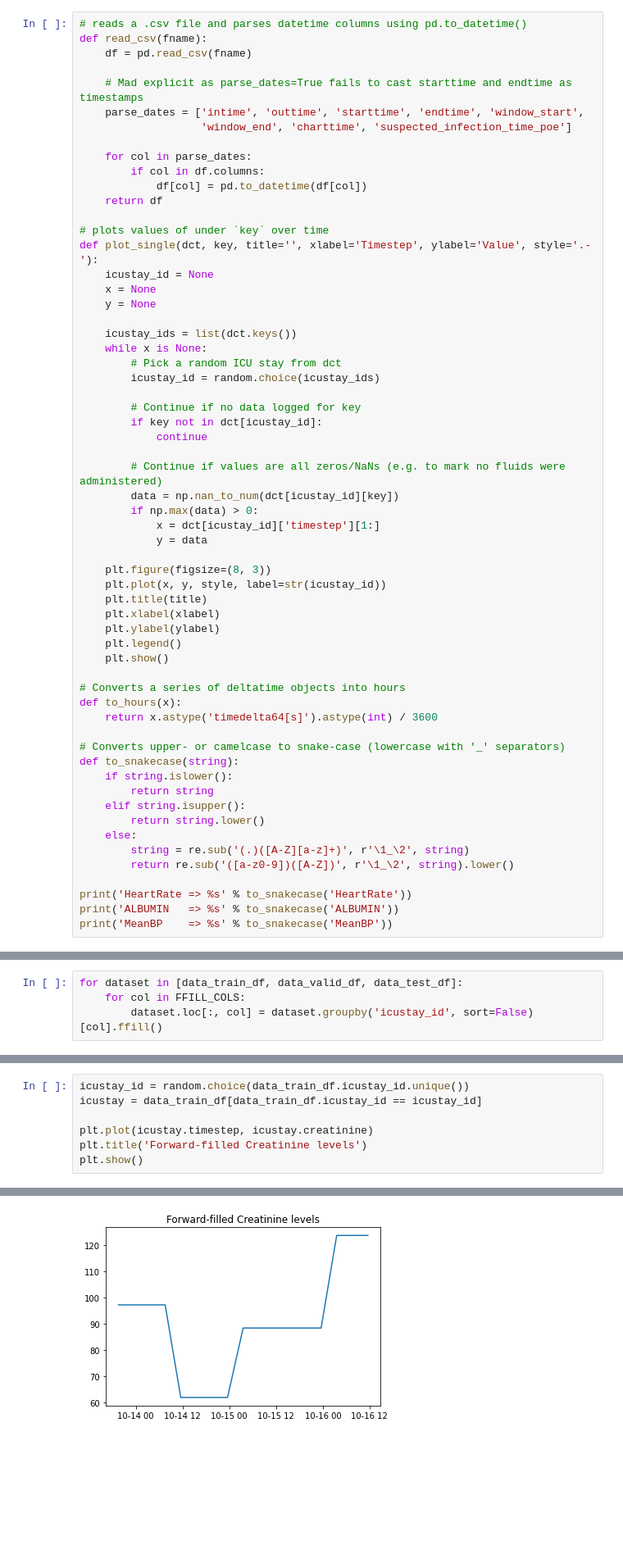
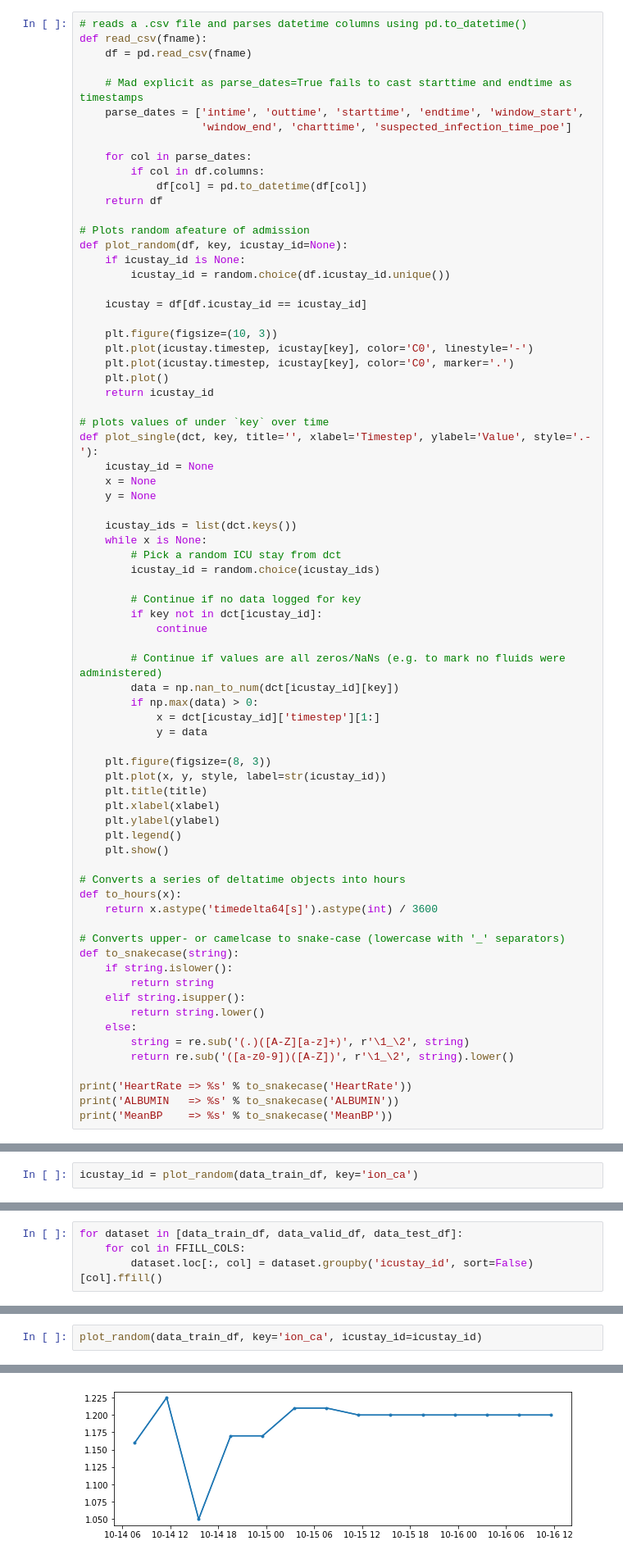
Before and after one commit to thomas097/Haemodynamic-Optimization-Reinforcement-Learning, a Jupyter notebook: preprocessing/MIMIC-III_preprocessing_roggeveen_v6.ipynb, the cells around one changed output, grey strips where cells are left out. Shown at 82% size. Drawn from its saved outputs; the diff is of its cells as text; blank space fills up the shorter version.

```diff
--- a/preprocessing/MIMIC-III_preprocessing_roggeveen_v6.ipynb
+++ b/preprocessing/MIMIC-III_preprocessing_roggeveen_v6.ipynb
@@ -61,6 +61,19 @@ def read_csv(fname):
         if col in df.columns:
             df[col] = pd.to_datetime(df[col])
     return df
+
+# Plots random afeature of admission
+def plot_random(df, key, icustay_id=None):
+    if icustay_id is None:
+        icustay_id = random.choice(df.icustay_id.unique())
+
+    icustay = df[df.icustay_id == icustay_id]
+
+    plt.figure(figsize=(10, 3))
+    plt.plot(icustay.timestep, icustay[key], color='C0', linestyle='-')
+    plt.plot(icustay.timestep, icustay[key], color='C0', marker='.')
+    plt.plot()
+    return icustay_id
 
 # plots values of under `key` over time
 def plot_single(dct, key, title='', xlabel='Timestep', ylabel='Value', style='.-'):
@@ -1184,3 +1197,5 @@ Done!
 ### Forward-Filling Imputation
 
 Lab results are made very infrequently, therefore most timesteps will miss these values. We follow (Roggeveen et al., 2021) and use forward-filling (or Last-Value Carried Forward Imputations) to impute these missing values:
+# %%
+icustay_id = plot_random(data_train_df, key='ion_ca')
@@ -1201,8 +1216,3 @@ for dataset in [data_train_df, data_valid_df, data_test_df]:
 # %%
-icustay_id = random.choice(data_train_df.icustay_id.unique())
-icustay = data_train_df[data_train_df.icustay_id == icustay_id]
-
-plt.plot(icustay.timestep, icustay.creatinine)
-plt.title('Forward-filled Creatinine levels')
-plt.show()
+plot_random(data_train_df, key='ion_ca', icustay_id=icustay_id)
 # %% [output]
@@ -1209,4 +1220,4 @@ plt.show()
-[figure, old version]
+[figure, new version]
 # %% [markdown]
 ### Linear Interpolation
 As sometimes only single points are missing between otherwise adjacent measurements we use linear interpolation to fill in these gaps. This prevents the possibility of the kNN imputer (next up) to add noise to these fairly certain values.
```
Also changed, not shown: parts of 31 cells of this notebook.
